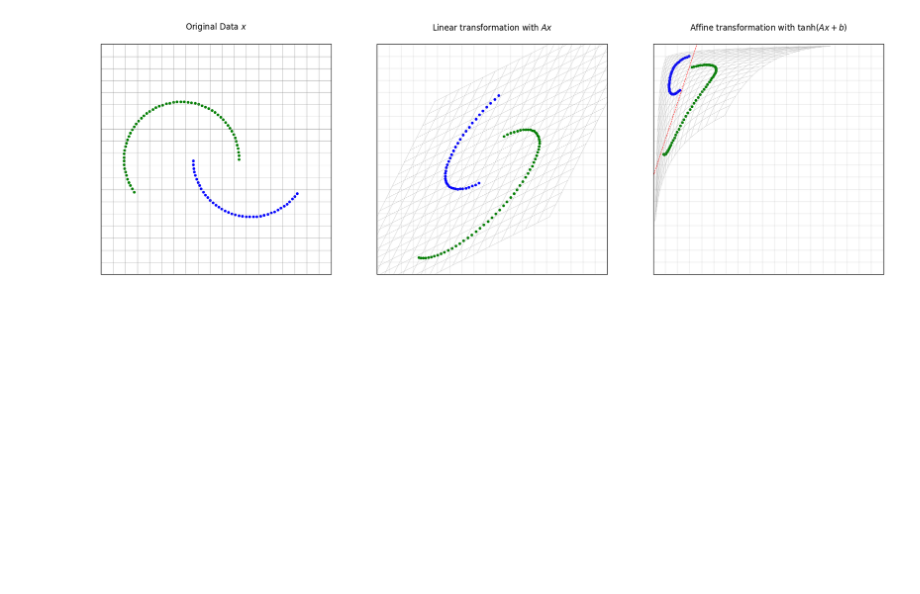
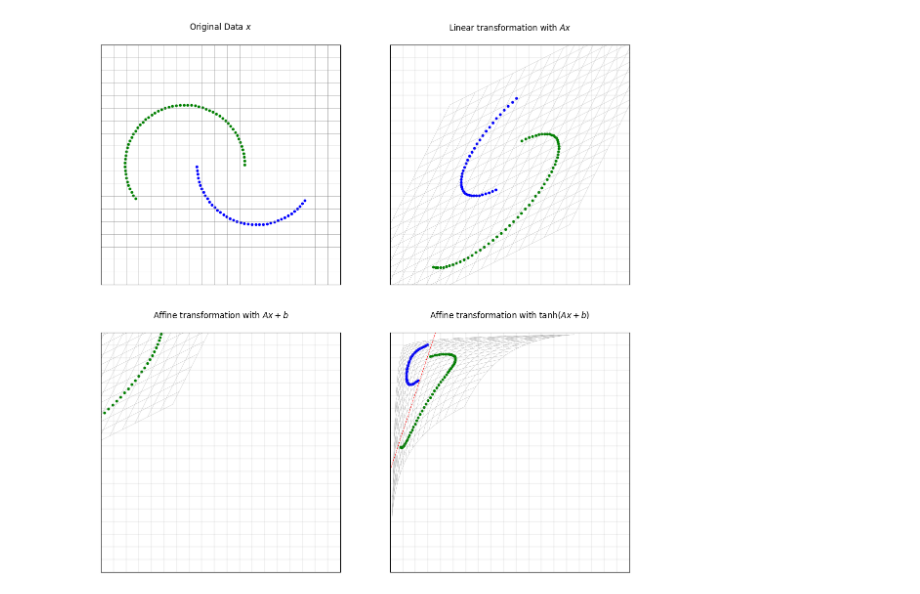
Before and after one commit to PARKCHEOLHEE-lab/intuitive-understanding-of-linear-algebra, a Jupyter notebook: intuitive_understanding_of_linear_algebra/notebooks/affine-transfomation.ipynb, the cells around one changed output. Cells and saved outputs as stored; diff of their text form; code cells hidden in the pictures; blank space fills up the shorter version.

Commit message:
affine transformation

```diff
--- a/intuitive_understanding_of_linear_algebra/notebooks/affine-transfomation.ipynb
+++ b/intuitive_understanding_of_linear_algebra/notebooks/affine-transfomation.ipynb
@@ -25,7 +25,9 @@ def generate_circle_points(center, radius, num_points=100):
     y = center[1] + radius * np.sin(angles)
     return x, y
 
-fig, ax = plt.subplots(1, 3, figsize=(7 * 3, 7))
+fig, ax = plt.subplots(2, 2, figsize=(14, 14))
+ax_1, ax_2, ax_3, ax_4 = ax.flatten()
+
 for each_ax in ax.flatten():
     each_ax.set_aspect("equal")
     each_ax.set_xlim(-1, 1)
@@ -34,56 +36,72 @@ for each_ax in ax.flatten():
     each_ax.set_yticks([])
 
 for i in range(len(grid_x)):
-    ax[0].plot(grid_x[i, :], grid_y[i, :], color="gray", alpha=0.7, linewidth=0.5)
-    ax[0].plot(grid_x[:, i], grid_y[:, i], color="gray", alpha=0.7, linewidth=0.5)
+    ax_1.plot(grid_x[i, :], grid_y[i, :], color="gray", alpha=0.7, linewidth=0.5)
+    ax_1.plot(grid_x[:, i], grid_y[:, i], color="gray", alpha=0.7, linewidth=0.5)
 
 # Plot the original grid with a circle
 circle_1_x, circle_1_y = generate_circle_points(center=(-0.3, 0), radius=0.5)
 circle_1_x = circle_1_x[:60]
 circle_1_y = circle_1_y[:60]
 
 circle_2_x, circle_2_y = generate_circle_points(center=(0.3, 0), radius=0.5)
 circle_2_x = circle_2_x[50:90]
 circle_2_y = circle_2_y[50:90]
 
-ax[0].scatter(circle_1_x, circle_1_y, color="green", alpha=1.0, s=10)
-ax[0].scatter(circle_2_x, circle_2_y, color="blue", alpha=1.0, s=10)
-ax[0].set_title(r"Original Data $x$" + "\n")
+ax_1.scatter(circle_1_x, circle_1_y, color="green", alpha=1.0, s=10)
+ax_1.scatter(circle_2_x, circle_2_y, color="blue", alpha=1.0, s=10)
+ax_1.set_title(r"Original Data $x$" + "\n")
 
+# 2. Linear transformation: Ax
 grid_u, grid_v = apply_transformation(grid_x, grid_y, matrix_a, np.array([0, 0]), apply_tanh=False)
 for i in range(len(grid_x)):
-    ax[1].plot(grid_x[i, :], grid_y[i, :], color="gray", alpha=0.1)
-    ax[1].plot(grid_x[:, i], grid_y[:, i], color="gray", alpha=0.1)
-    ax[1].plot(grid_u[i, :], grid_v[i, :], color="gray", alpha=0.7, linewidth=0.3)
-    ax[1].plot(grid_u[:, i], grid_v[:, i], color="gray", alpha=0.7, linewidth=0.3)
+    ax_2.plot(grid_x[i, :], grid_y[i, :], color="gray", alpha=0.1)
+    ax_2.plot(grid_x[:, i], grid_y[:, i], color="gray", alpha=0.1)
+    ax_2.plot(grid_u[i, :], grid_v[i, :], color="gray", alpha=0.7, linewidth=0.3)
+    ax_2.plot(grid_u[:, i], grid_v[:, i], color="gray", alpha=0.7, linewidth=0.3)
 
 circle_1_u, circle_1_v = apply_transformation(circle_1_x, circle_1_y, matrix_a, np.array([0, 0]), apply_tanh=False)
 circle_2_u, circle_2_v = apply_transformation(circle_2_x, circle_2_y, matrix_a, np.array([0, 0]), apply_tanh=False)
-ax[1].scatter(circle_1_u, circle_1_v, color="green", alpha=1.0, s=10)
-ax[1].scatter(circle_2_u, circle_2_v, color="blue", alpha=1.0, s=10)
-ax[1].set_title(r"Linear transformation with $Ax$" + "\n")
+ax_2.scatter(circle_1_u, circle_1_v, color="green", alpha=1.0, s=10)
+ax_2.scatter(circle_2_u, circle_2_v, color="blue", alpha=1.0, s=10)
+ax_2.set_title(r"Linear transformation with $Ax$" + "\n")
 
+# 3. Affine transformation: Ax + b
+grid_u, grid_v = apply_transformation(grid_x, grid_y, matrix_a, translation_b, apply_tanh=False)
+for i in range(len(grid_x)):
+    ax_3.plot(grid_x[i, :], grid_y[i, :], color="gray", alpha=0.1)
+    ax_3.plot(grid_x[:, i], grid_y[:, i], color="gray", alpha=0.1)
+    ax_3.plot(grid_u[i, :], grid_v[i, :], color="gray", alpha=0.7, linewidth=0.3)
+    ax_3.plot(grid_u[:, i], grid_v[:, i], color="gray", alpha=0.7, linewidth=0.3)
+
+circle_1_u, circle_1_v = apply_transformation(circle_1_x, circle_1_y, matrix_a, translation_b, apply_tanh=False)
+circle_2_u, circle_2_v = apply_transformation(circle_2_x, circle_2_y, matrix_a, translation_b, apply_tanh=False)
+ax_3.scatter(circle_1_u, circle_1_v, color="green", alpha=1.0, s=10)
+ax_3.scatter(circle_2_u, circle_2_v, color="blue", alpha=1.0, s=10)
+ax_3.set_title(r"Affine transformation with $Ax + b$" + "\n")
+
+
+# 4. Affine transformation with non-linear function: tanh(Ax + b)
 grid_u, grid_v = apply_transformation(grid_x, grid_y, matrix_a, translation_b, apply_tanh=True)
 for i in range(len(grid_x)):
-    ax[2].plot(grid_x[i, :], grid_y[i, :], color="gray", alpha=0.1)
-    ax[2].plot(grid_x[:, i], grid_y[:, i], color="gray", alpha=0.1)
-    ax[2].plot(grid_u[i, :], grid_v[i, :], color="gray", alpha=0.7, linewidth=0.3)
-    ax[2].plot(grid_u[:, i], grid_v[:, i], color="gray", alpha=0.7, linewidth=0.3)
+    ax_4.plot(grid_x[i, :], grid_y[i, :], color="gray", alpha=0.1)
+    ax_4.plot(grid_x[:, i], grid_y[:, i], color="gray", alpha=0.1)
+    ax_4.plot(grid_u[i, :], grid_v[i, :], color="gray", alpha=0.7, linewidth=0.3)
+    ax_4.plot(grid_u[:, i], grid_v[:, i], color="gray", alpha=0.7, linewidth=0.3)
 
 circle_1_u, circle_1_v = apply_transformation(circle_1_x, circle_1_y, matrix_a, translation_b, apply_tanh=True)
 circle_2_u, circle_2_v = apply_transformation(circle_2_x, circle_2_y, matrix_a, translation_b, apply_tanh=True)
-ax[2].scatter(circle_1_u, circle_1_v, color="green", alpha=1.0, s=10)
-ax[2].scatter(circle_2_u, circle_2_v, color="blue", alpha=1.0, s=10)
-ax[2].set_title(r"Affine transformation with $\tanh(Ax + b)$" + "\n")
+ax_4.scatter(circle_1_u, circle_1_v, color="green", alpha=1.0, s=10)
+ax_4.scatter(circle_2_u, circle_2_v, color="blue", alpha=1.0, s=10)
+ax_4.set_title(r"Affine transformation with $\tanh(Ax + b)$" + "\n")
 
-# ax[2].plot(np.array([-0.95, -0.62]), np.array([0, 1]), color="red", linestyle="--")
 def equation_for_line(x):
     return 3.03 * x + 2.88
 
 x_values = np.linspace(-1, 1, 100)
 y_values = equation_for_line(x_values)
-ax[2].plot(x_values, y_values, color="red", linestyle="--", linewidth=0.7)
+ax_4.plot(x_values, y_values, color="red", linestyle="--", linewidth=0.7)
 
 plt.show()
 # %% [output]
-[figure, old version]
+[figure, new version]
```
